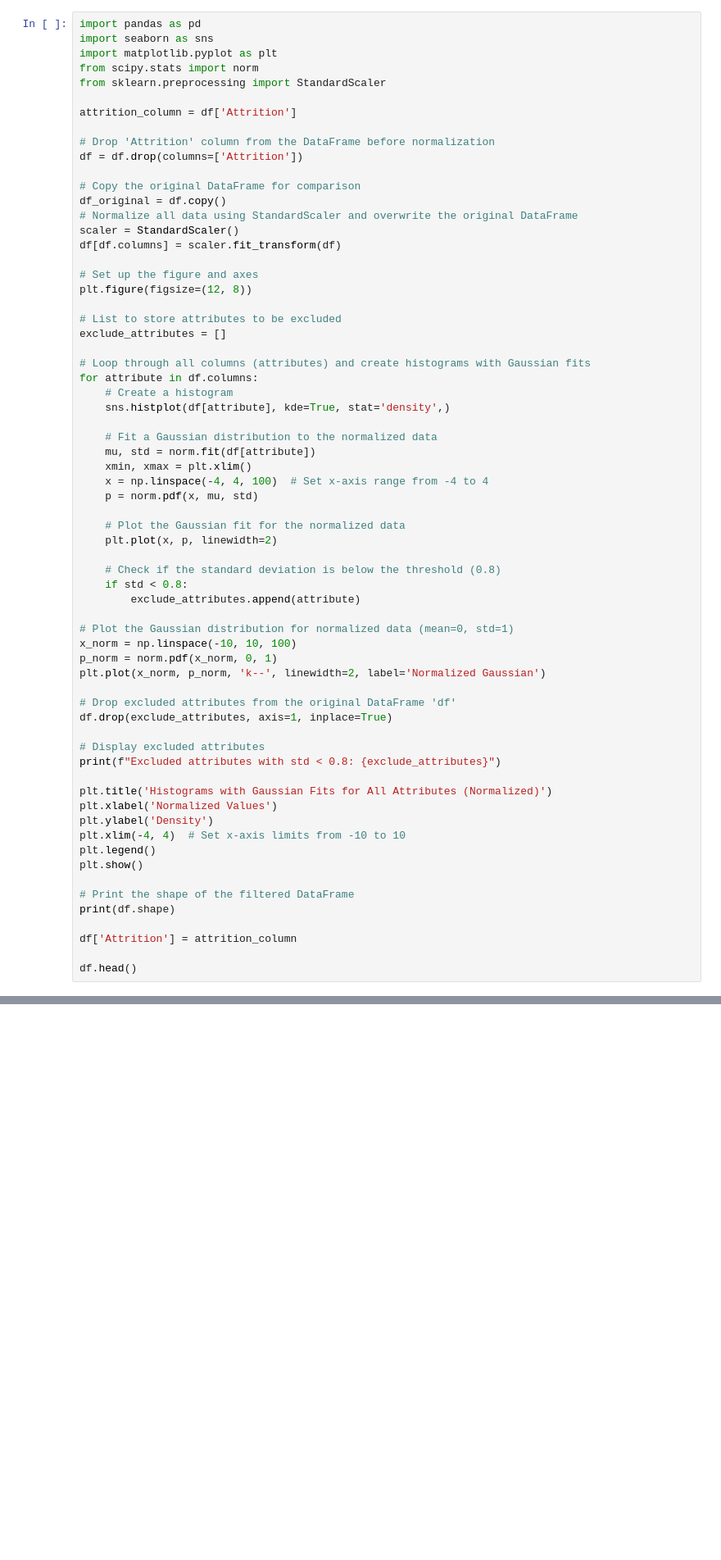
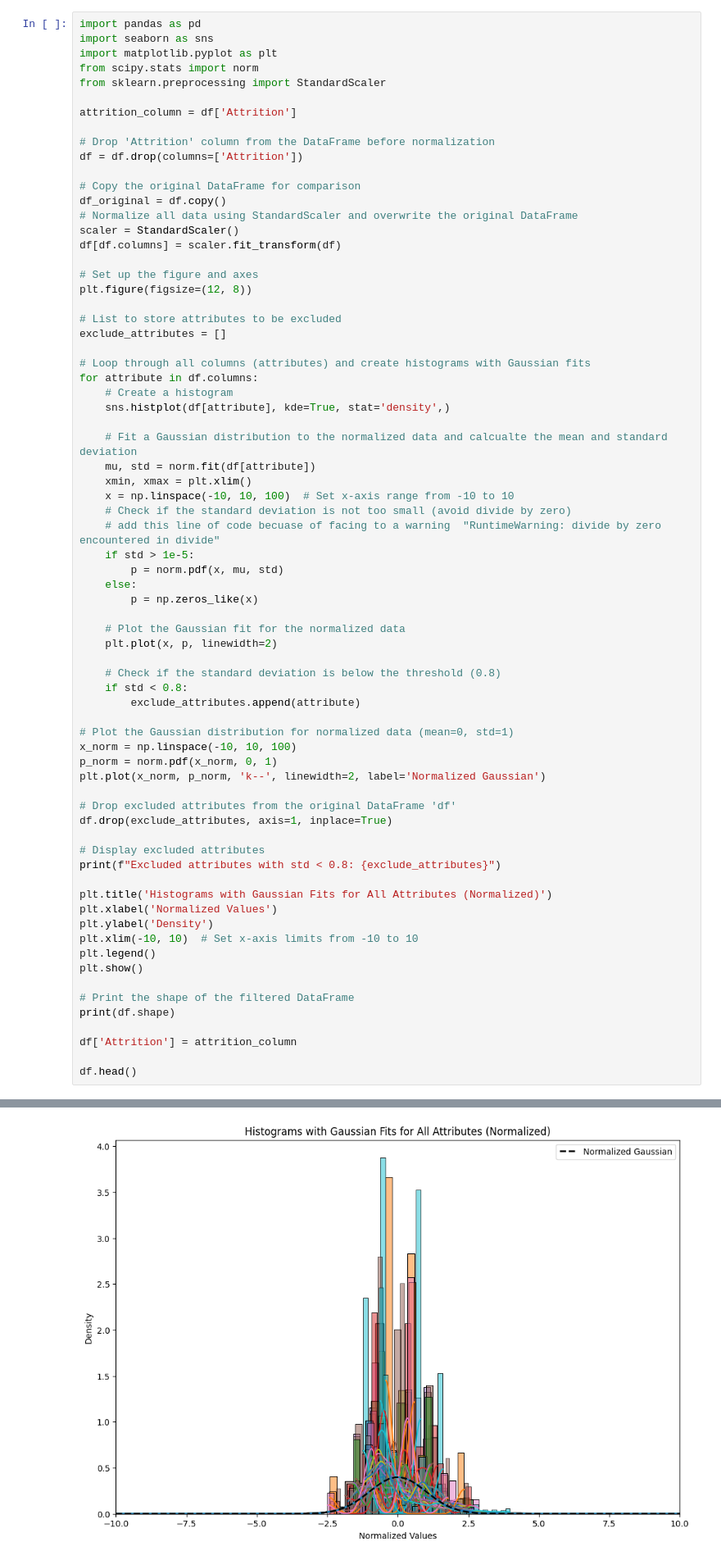
Before and after one commit to mjdarvishi/Employee_attrition_machine_learning, a Jupyter notebook: v1.ipynb, the cells around one changed output, grey strips where cells are left out. Shown at 82% size. Saved outputs shown, nothing was run; the diff lists cells and outputs as text; blank space fills up the shorter version.

```diff
--- a/v1.ipynb
+++ b/v1.ipynb
@@ -121,11 +121,16 @@ for attribute in df.columns:
     # Create a histogram
     sns.histplot(df[attribute], kde=True, stat='density',)
 
-    # Fit a Gaussian distribution to the normalized data
+    # Fit a Gaussian distribution to the normalized data and calcualte the mean and standard deviation
     mu, std = norm.fit(df[attribute])
     xmin, xmax = plt.xlim()
-    x = np.linspace(-4, 4, 100)  # Set x-axis range from -4 to 4
-    p = norm.pdf(x, mu, std)
+    x = np.linspace(-10, 10, 100)  # Set x-axis range from -10 to 10
+    # Check if the standard deviation is not too small (avoid divide by zero)
+    # add this line of code becuase of facing to a warning  "RuntimeWarning: divide by zero encountered in divide"
+    if std > 1e-5:
+        p = norm.pdf(x, mu, std)
+    else:
+        p = np.zeros_like(x)
 
     # Plot the Gaussian fit for the normalized data
     plt.plot(x, p, linewidth=2)
@@ -148,7 +153,7 @@ print(f"Excluded attributes with std < 0.8: {exclude_attributes}")
 plt.title('Histograms with Gaussian Fits for All Attributes (Normalized)')
 plt.xlabel('Normalized Values')
 plt.ylabel('Density')
-plt.xlim(-4, 4)  # Set x-axis limits from -10 to 10
+plt.xlim(-10, 10)  # Set x-axis limits from -10 to 10
 plt.legend()
 plt.show()
 
@@ -168,0 +168 @@ divide by zero encountered in divide
+[figure, new version]
```
Also changed, not shown: parts of 7 cells of this notebook.
